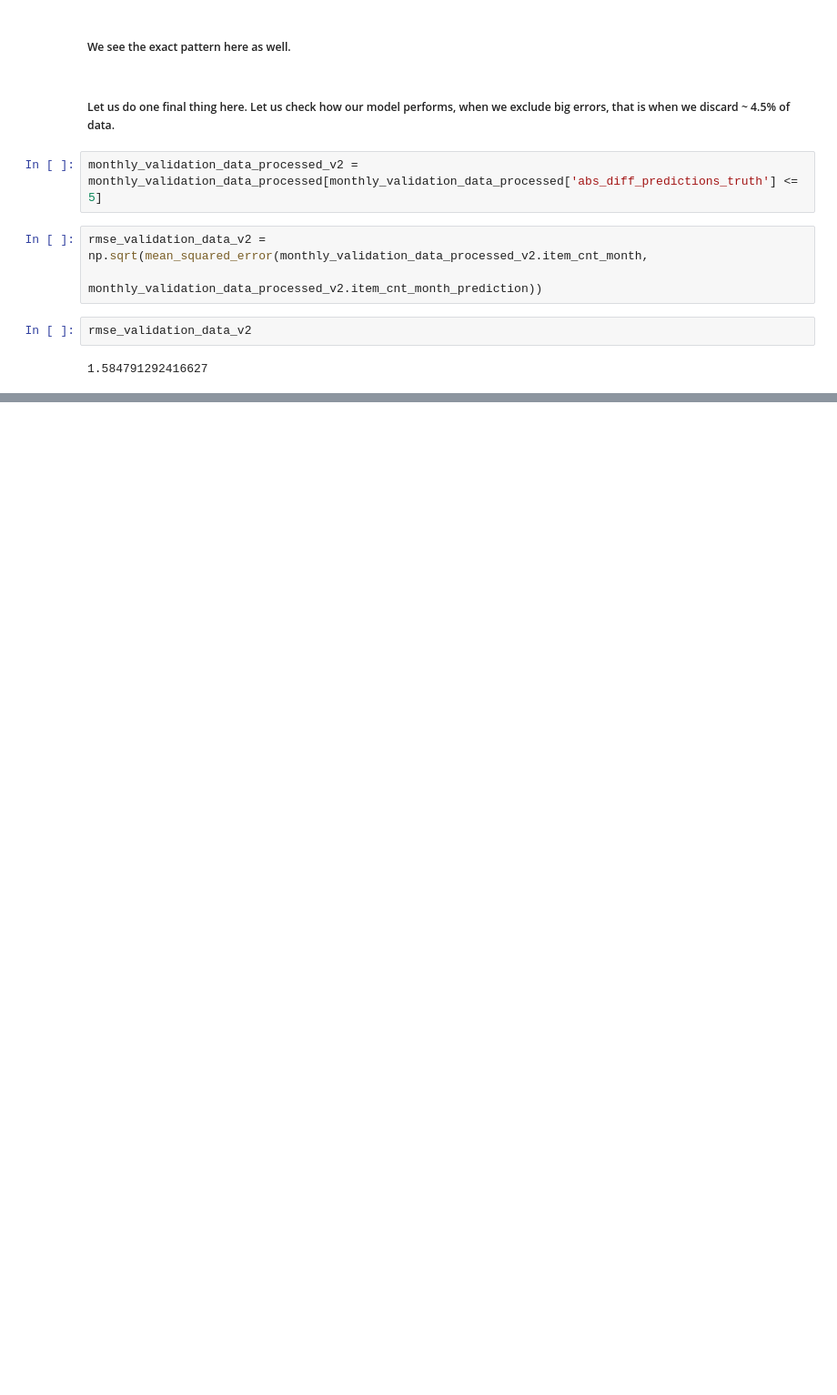
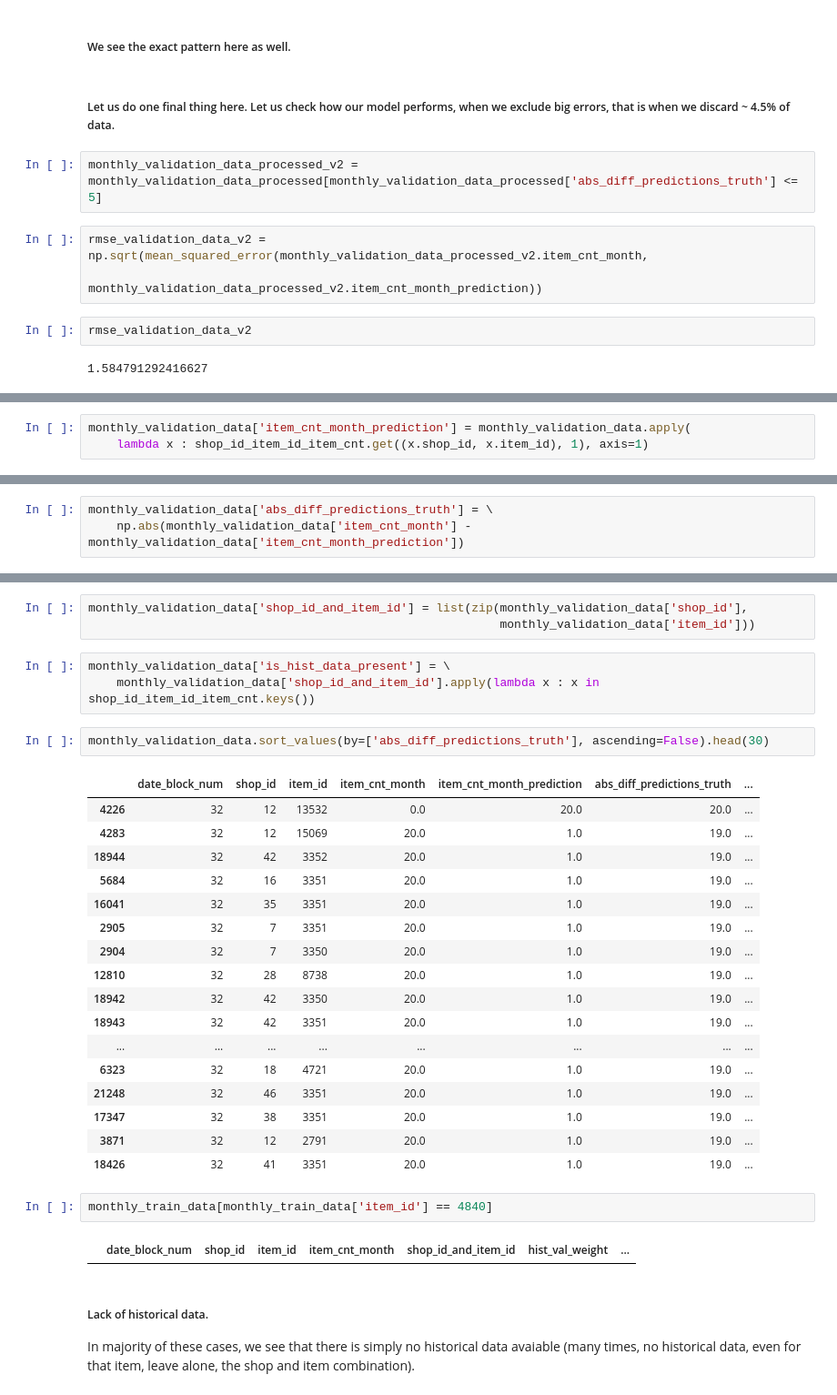
Before and after one commit to babinu-uthup-4JESUS-zz/Kaggle-Predict-Future-Sales, a Jupyter notebook: data_analysis_and_models/data_analysis_and_models.ipynb, the cells around one changed output, grey strips where cells are left out. Shown at 91% size. Saved outputs shown, nothing was run; the diff lists cells and outputs as text; blank space fills up the shorter version.

Commit message:
Built simple models on given data.

```diff
--- a/data_analysis_and_models/data_analysis_and_models.ipynb
+++ b/data_analysis_and_models/data_analysis_and_models.ipynb
@@ -407,0 +495,3 @@ rmse_validation_data_v2
+# %%
+monthly_validation_data['item_cnt_month_prediction'] = monthly_validation_data.apply(
+    lambda x : shop_id_item_id_item_cnt.get((x.shop_id, x.item_id), 1), axis=1)
@@ -407,0 +509,3 @@ rmse_validation_data_v2
+# %%
+monthly_validation_data['abs_diff_predictions_truth'] = \
+    np.abs(monthly_validation_data['item_cnt_month'] - monthly_validation_data['item_cnt_month_prediction'])
@@ -407,0 +521,34 @@ rmse_validation_data_v2
+# %%
+monthly_validation_data['shop_id_and_item_id'] = list(zip(monthly_validation_data['shop_id'],
+                                                          monthly_validation_data['item_id']))
+# %%
+monthly_validation_data['is_hist_data_present'] = \
+    monthly_validation_data['shop_id_and_item_id'].apply(lambda x : x in shop_id_item_id_item_cnt.keys())
+# %%
+monthly_validation_data.sort_values(by=['abs_diff_predictions_truth'], ascending=False).head(30)
+# %% [output]
+|  | date_block_num | shop_id | item_id | item_cnt_month | item_cnt_month_prediction | abs_diff_predictions_truth | ... |
+| 4226 | 32 | 12 | 13532 | 0.0 | 20.0 | 20.0 | ... |
+| 4283 | 32 | 12 | 15069 | 20.0 | 1.0 | 19.0 | ... |
+| 18944 | 32 | 42 | 3352 | 20.0 | 1.0 | 19.0 | ... |
+| 5684 | 32 | 16 | 3351 | 20.0 | 1.0 | 19.0 | ... |
+| 16041 | 32 | 35 | 3351 | 20.0 | 1.0 | 19.0 | ... |
+| 2905 | 32 | 7 | 3351 | 20.0 | 1.0 | 19.0 | ... |
+| 2904 | 32 | 7 | 3350 | 20.0 | 1.0 | 19.0 | ... |
+| 12810 | 32 | 28 | 8738 | 20.0 | 1.0 | 19.0 | ... |
+| 18942 | 32 | 42 | 3350 | 20.0 | 1.0 | 19.0 | ... |
+| 18943 | 32 | 42 | 3351 | 20.0 | 1.0 | 19.0 | ... |
+| ... | ... | ... | ... | ... | ... | ... | ... |
+| 6323 | 32 | 18 | 4721 | 20.0 | 1.0 | 19.0 | ... |
+| 21248 | 32 | 46 | 3351 | 20.0 | 1.0 | 19.0 | ... |
+| 17347 | 32 | 38 | 3351 | 20.0 | 1.0 | 19.0 | ... |
+| 3871 | 32 | 12 | 2791 | 20.0 | 1.0 | 19.0 | ... |
+| 18426 | 32 | 41 | 3351 | 20.0 | 1.0 | 19.0 | ... |
+# %%
+monthly_train_data[monthly_train_data['item_id'] == 4840]
+# %% [output]
+|  | date_block_num | shop_id | item_id | item_cnt_month | shop_id_and_item_id | hist_val_weight | ... |
+# %% [markdown]
+##### Lack of historical data.
+
+In majority of these cases, we see that there is simply no historical data avaiable (many times, no historical data, even for that item, leave alone, the shop and item combination).
```
Also changed, not shown: parts of 60 cells of this notebook, 3 other files.
